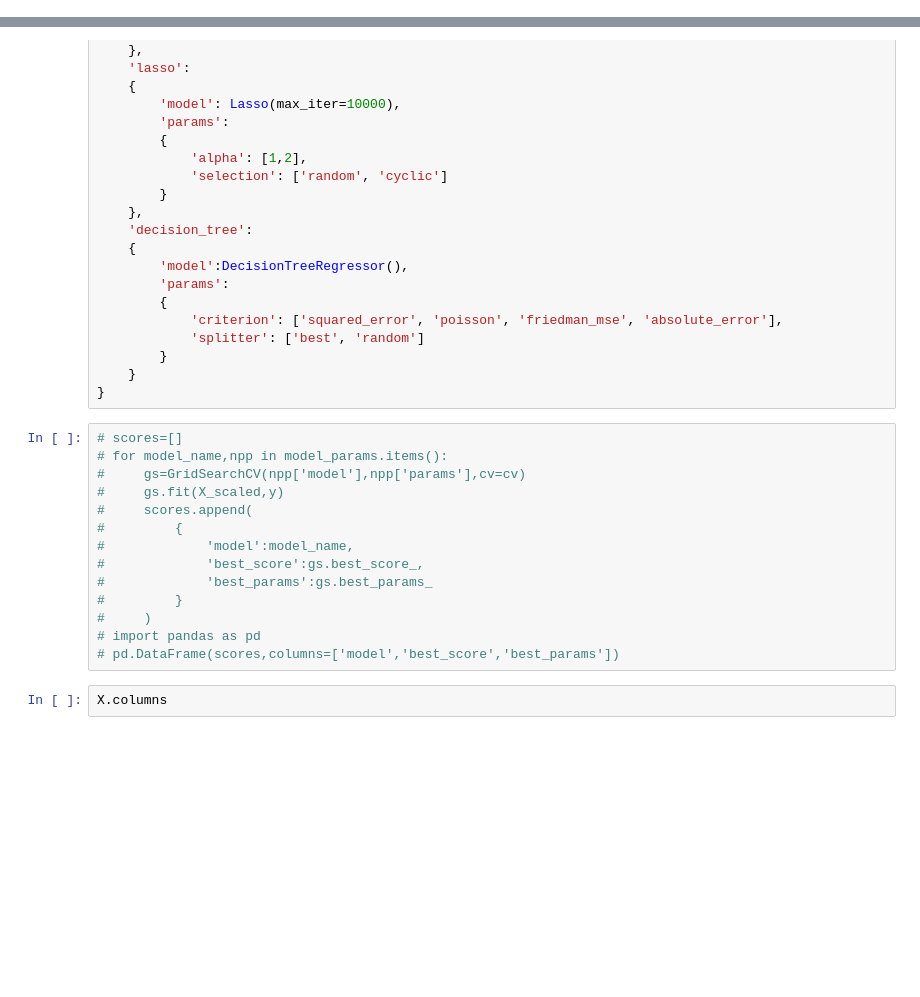
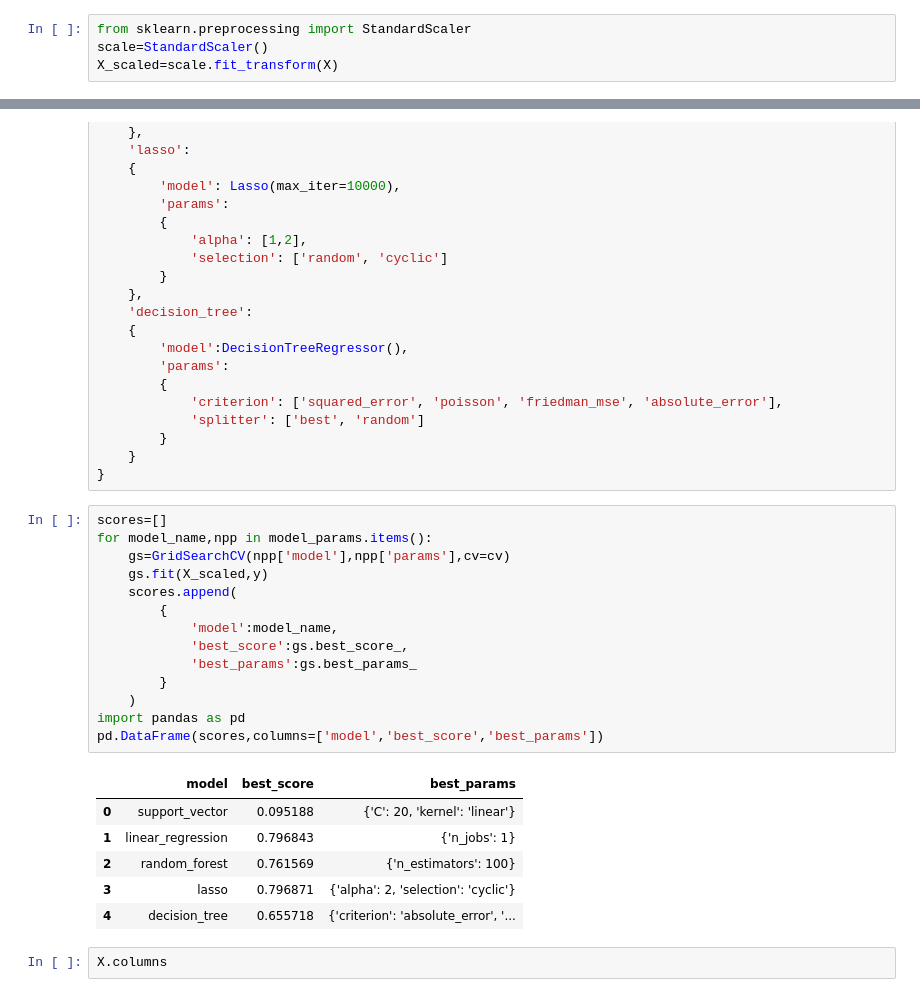
Before and after one commit to Rajesh07git/House-Price-Prediction, a Jupyter notebook: model/homeprice.ipynb, the cells around one changed output, grey strips where cells are left out. Cells and saved outputs as stored; diff of their text form; blank space fills up the shorter version.

```diff
--- a/model/homeprice.ipynb
+++ b/model/homeprice.ipynb
@@ -376,5 +375,9 @@ df_final.shape
 X=df_final.drop('price',axis='columns')
 y=df_final.price
+# %%
+from sklearn.preprocessing import StandardScaler
+scale=StandardScaler()
+X_scaled=scale.fit_transform(X)
 # %%
 from sklearn.model_selection import train_test_split
 X_train, X_test, y_train, y_test = train_test_split(X, y, test_size=0.2, random_state=10)
@@ -446,19 +449,26 @@ model_params = {
     }
 }
 # %%
-# scores=[]
-# for model_name,npp in model_params.items():
-#     gs=GridSearchCV(npp['model'],npp['params'],cv=cv)
-#     gs.fit(X_scaled,y)
-#     scores.append(
-#         {
-#             'model':model_name,
-#             'best_score':gs.best_score_,
-#             'best_params':gs.best_params_
-#         }
-#     )
-# import pandas as pd
-# pd.DataFrame(scores,columns=['model','best_score','best_params'])
+scores=[]
+for model_name,npp in model_params.items():
+    gs=GridSearchCV(npp['model'],npp['params'],cv=cv)
+    gs.fit(X_scaled,y)
+    scores.append(
+        {
+            'model':model_name,
+            'best_score':gs.best_score_,
+            'best_params':gs.best_params_
+        }
+    )
+import pandas as pd
+pd.DataFrame(scores,columns=['model','best_score','best_params'])
+# %% [output]
+|  | model | best_score | best_params |
+| 0 | support_vector | 0.095188 | {'C': 20, 'kernel': 'linear'} |
+| 1 | linear_regression | 0.796843 | {'n_jobs': 1} |
+| 2 | random_forest | 0.761569 | {'n_estimators': 100} |
+| 3 | lasso | 0.796871 | {'alpha': 2, 'selection': 'cyclic'} |
+| 4 | decision_tree | 0.655718 | {'criterion': 'absolute_error', '... |
 # %%
 X.columns
 # %% [output]
```
Also changed, not shown: parts of 5 cells of this notebook, 8 other files.
